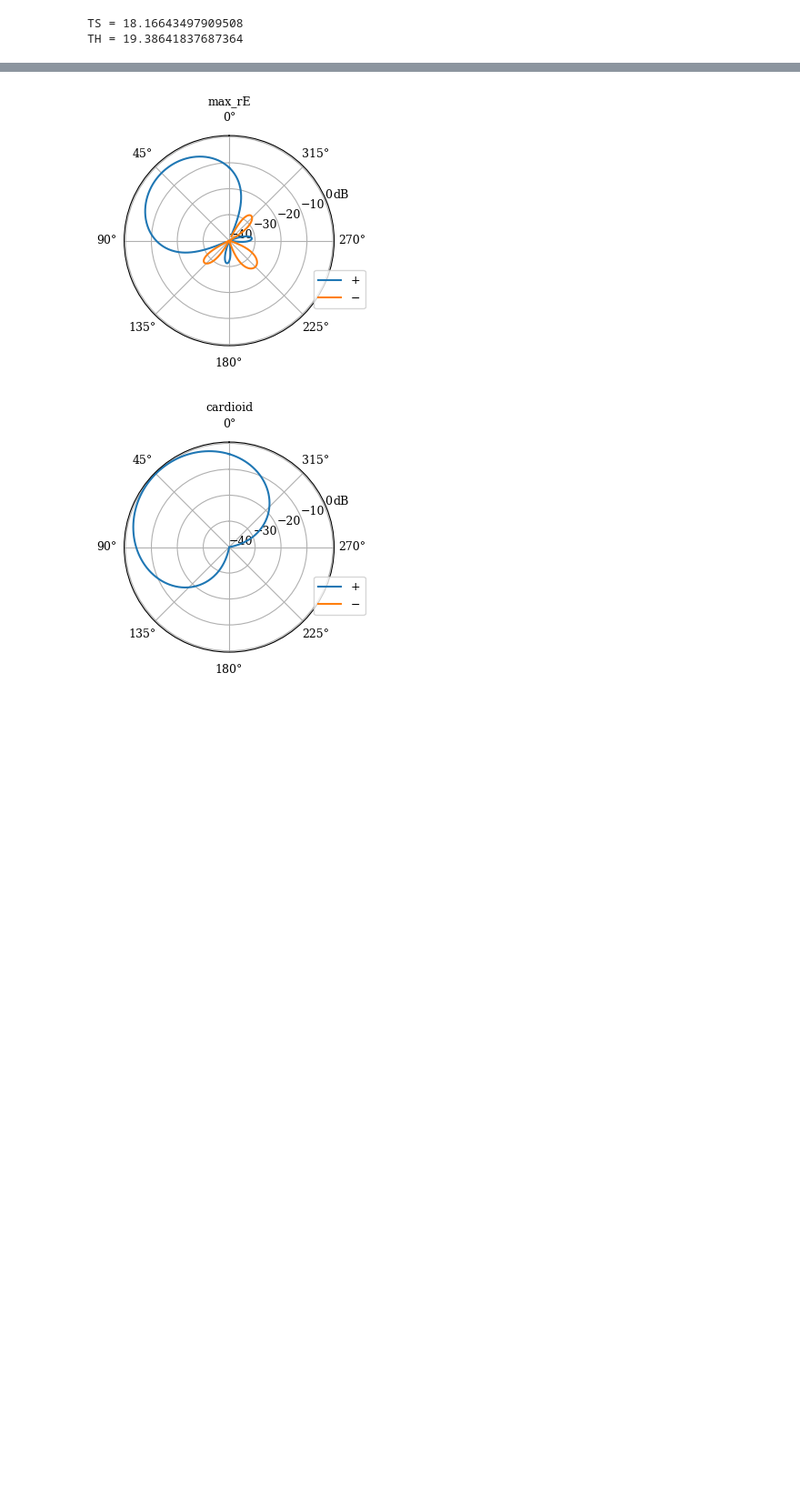
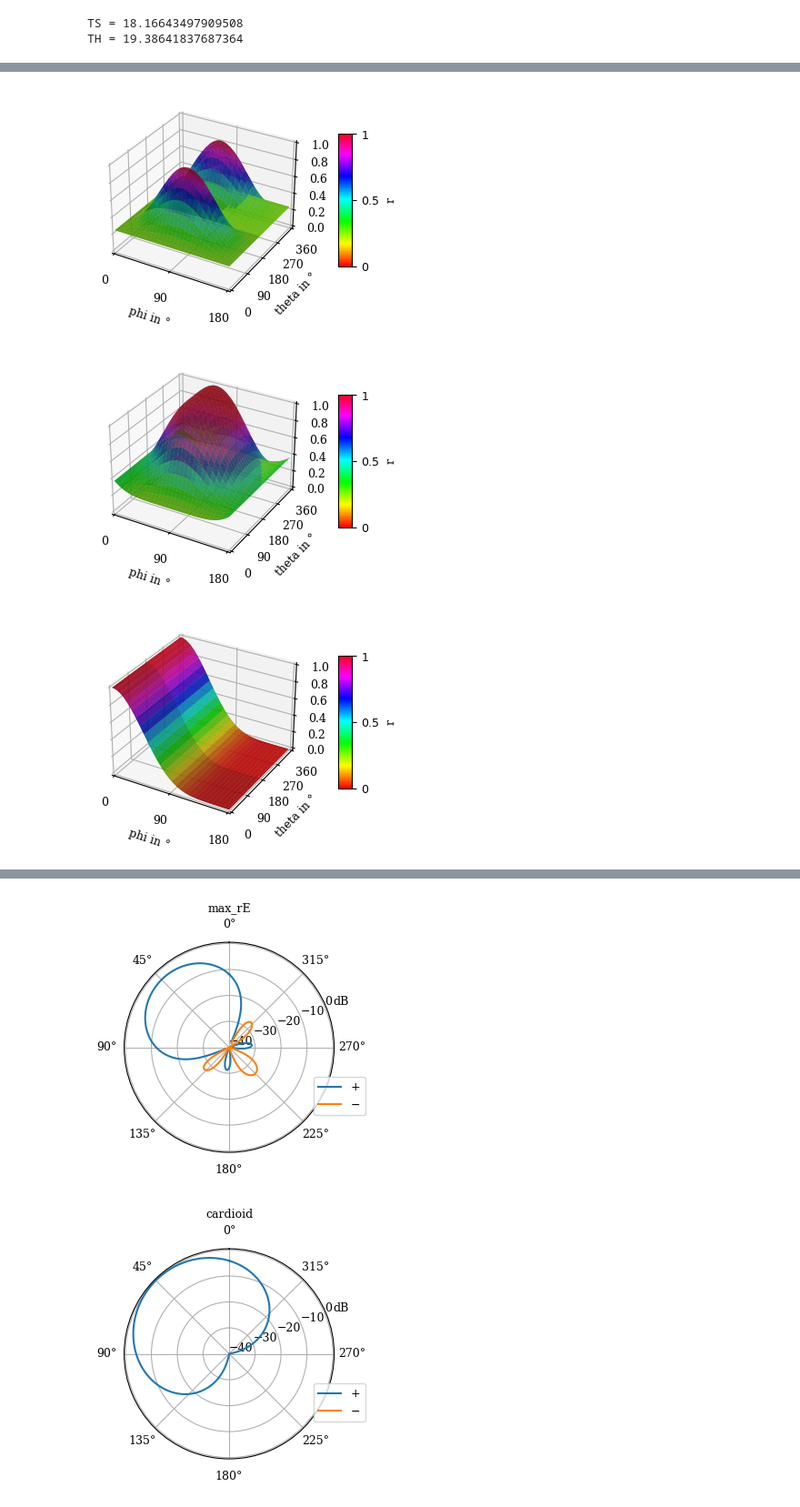
Before and after one commit to Floloffel/VAR-Project, a Jupyter notebook: Private testing/Avijah/beam_pattern.ipynb, the cells around one changed output, grey strips where cells are left out. Shown at 91% size. Saved outputs shown, nothing was run; the diff lists cells and outputs as text; code cells hidden in the pictures; blank space fills up the shorter version.

```diff
--- a/Private testing/Avijah/beam_pattern.ipynb
+++ b/Private testing/Avijah/beam_pattern.ipynb
@@ -139,0 +149,63 @@ spa.plot.sh_coeffs(w_nm_s[1,:])
+# %%
+# filter plot
+def plot_filter(F_nm, sh_type=None, azi_steps=5, el_steps=3, title=None,
+              ax=None):
+
+    F_nm = spa.utils.asarray_1d(F_nm)
+    F_nm = F_nm[:, np.newaxis]
+
+    sh_type = 'complex' if np.iscomplexobj(F_nm) else 'real'
+
+    phi_plot, theta_plot = np.meshgrid(np.linspace(0., 2*np.pi,
+                                        int(360 / azi_steps)),
+                            np.linspace(10e-8, np.pi - 10e-8,
+                                        int(180 / el_steps)))
+
+    f_plot = spa.sph.inverse_sht(F_nm, phi_plot.ravel(), theta_plot.ravel(),
+                    sh_type)
+    f_r = np.abs(f_plot)
+    f_ang = np.angle(f_plot)
+
+
+    fig = plt.figure(constrained_layout=True)
+    ax = fig.add_subplot(projection='3d')
+
+    m = cm.ScalarMappable(cmap=cm.hsv,
+                norm=colors.Normalize(vmin=0, vmax=1))
+    m.set_array(f_r)
+    c = m.to_rgba(f_r.reshape(phi_plot.shape))
+
+    ax.plot_surface(spa.utils.rad2deg(theta_plot), spa.utils.rad2deg(phi_plot),
+        f_r.reshape(phi_plot.shape),
+        facecolors=c,
+        edgecolor='none', linewidth=0.06, alpha=0.68, shade=True)
+
+    ax.set_xlim(0,180)
+    ax.set_ylim(0,360)
+    ax.set_zlim(0,1)
+
+    ax.set_xticks([0,90,180])
+    ax.set_yticks([0,90,180,270,360])
+
+    ax.set_xlabel('phi in °')
+    ax.set_ylabel('theta in °')
+    ax.set_zlabel('S')
+
+    #colorbar
+    cb = plt.colorbar(mappable=m, ax=ax, ticks=[0, 0.5, 1],
+                          shrink=0.5, aspect=10)
+    cb.set_label("r")
+    cb.set_ticklabels([r'$0$', r'$0.5$', r'$1$'])
+
+    plt.grid(True)
+
+#plot_filter(w_nm_t)
+w_nm_s12 = w_nm_s[0,:]+w_nm_s[1,:]
+plot_filter(w_nm_s12)
+w_nm_h=w_nm_s[0,:]+w_nm_s[1,:]+w_nm_b
+plot_filter(w_nm_h)
+plot_filter(w_nm_t)
+# %% [output]
+[figure, added]
+[figure, added]
+[figure, added]
```
Also changed, not shown: parts of 4 cells of this notebook, 5 other files.
